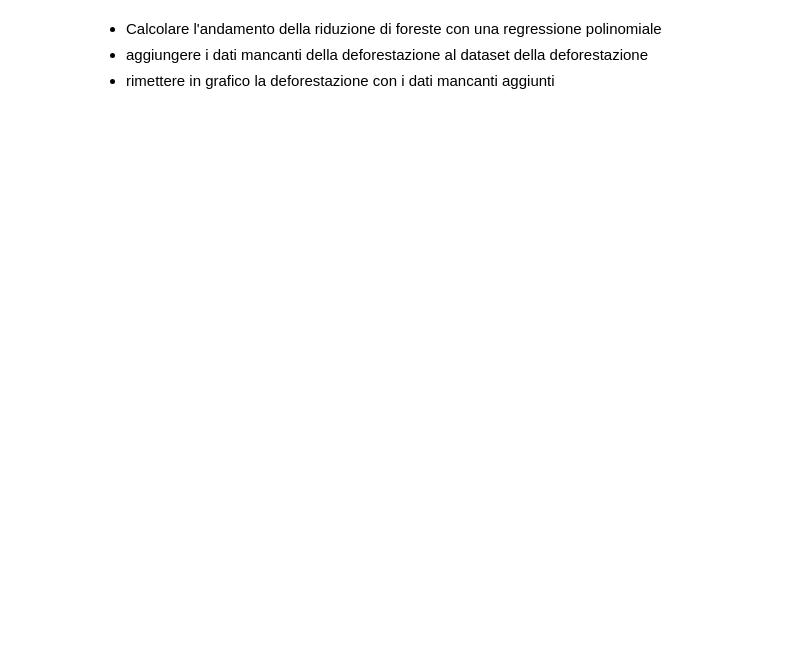
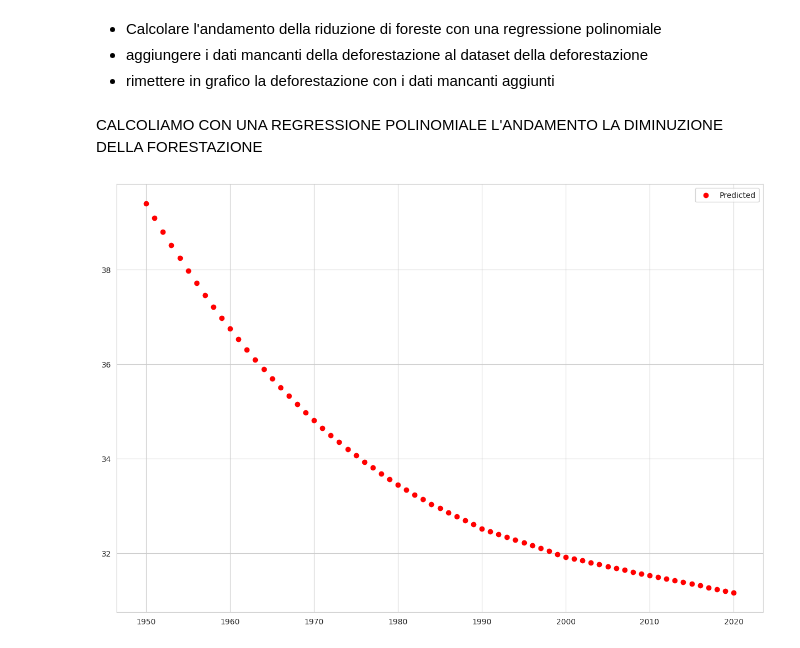
Before and after one commit to OnizukaPy/jensen, a Jupyter notebook: Tillämpad AI, datautvinning, maskininlärning och deep learning/ML/Esercitazioni/defores/studio_foreste_co2.ipynb, the cells around one changed output. Drawn from its saved outputs; the diff is of its cells as text; code cells hidden in the pictures; blank space fills up the shorter version.

Commit message:
Portato avanti il progetto della correlazione tra CO2 e pop e defors

```diff
--- a/Tillämpad AI, datautvinning, maskininlärning och deep learning/ML/Esercitazioni/defores/studio_foreste_co2.ipynb
+++ b/Tillämpad AI, datautvinning, maskininlärning och deep learning/ML/Esercitazioni/defores/studio_foreste_co2.ipynb
@@ -313,3 +255,24 @@ Coefficient of determination: 0.92
  - Calcolare l'andamento della riduzione di foreste con una regressione polinomiale
  - aggiungere i dati mancanti della deforestazione al dataset della deforestazione
  - rimettere in grafico la deforestazione con i dati mancanti aggiunti
+# %% [markdown]
+CALCOLIAMO CON UNA REGRESSIONE POLINOMIALE L'ANDAMENTO LA DIMINUZIONE DELLA FORESTAZIONE
+# %%
+# carichiamo il dataset della forestazione
+df_forests = pd.read_csv(work_dir + '/forest_area.csv').drop(columns=['Unnamed: 0'])
+# %%
+# carichiamo ora le librerie per la regressione lineare lineare e polinomiale, le metriche e la divisione del dataset
+from sklearn.linear_model import LinearRegression
+from sklearn.preprocessing import PolynomialFeatures
+from sklearn.metrics import mean_squared_error, r2_score
+from sklearn.model_selection import train_test_split
+
+# cominciamo a creare le variabili indipendenti e dipendenti
+X = df_forests['year'].values.reshape(-1, 1)
+y = df_forests['forest_area_%'].values.reshape(-1, 1)
+
+# dividiamo il dataset in train e test
+X_train, X_test, y_train, y_test = train_test_split(X, y, shuffle=False, test_size=0.2, random_state=42)
+
+# facciamo le previsione con il modello per gli anni tra il 1950 e il 1990
+x_pre = np.arange(1950, 1990).reshape(-1, 1)
@@ -315,0 +351,17 @@ Coefficient of determination: 0.92
+# %%
+z_pred = np.polyfit(X.flatten(), y.flatten(), best_degree)
+p30_pred = np.poly1d(z_pred)
+y_poly_pred = p30_pred(x_pre)
+
+# creiamo un dataframe con i valori predetti e quelli reali
+df = pd.DataFrame({'year': X.flatten(), 'Predicted': y.flatten()})
+df_poly_pre = pd.DataFrame({'year': x_pre.flatten(), 'Predicted': y_poly_pred.flatten()})
+df_poly = pd.concat([df, df_poly_pre])
+
+# visualizziamo i dati
+plt.figure(figsize=(15, 10))
+plt.scatter(df_poly['year'], df_poly['Predicted'], color='red', label='Predicted')
+plt.legend()
+plt.show()
+# %% [output]
+[figure, added]
```
Also changed, not shown: parts of 12 cells of this notebook, 2 other files.
